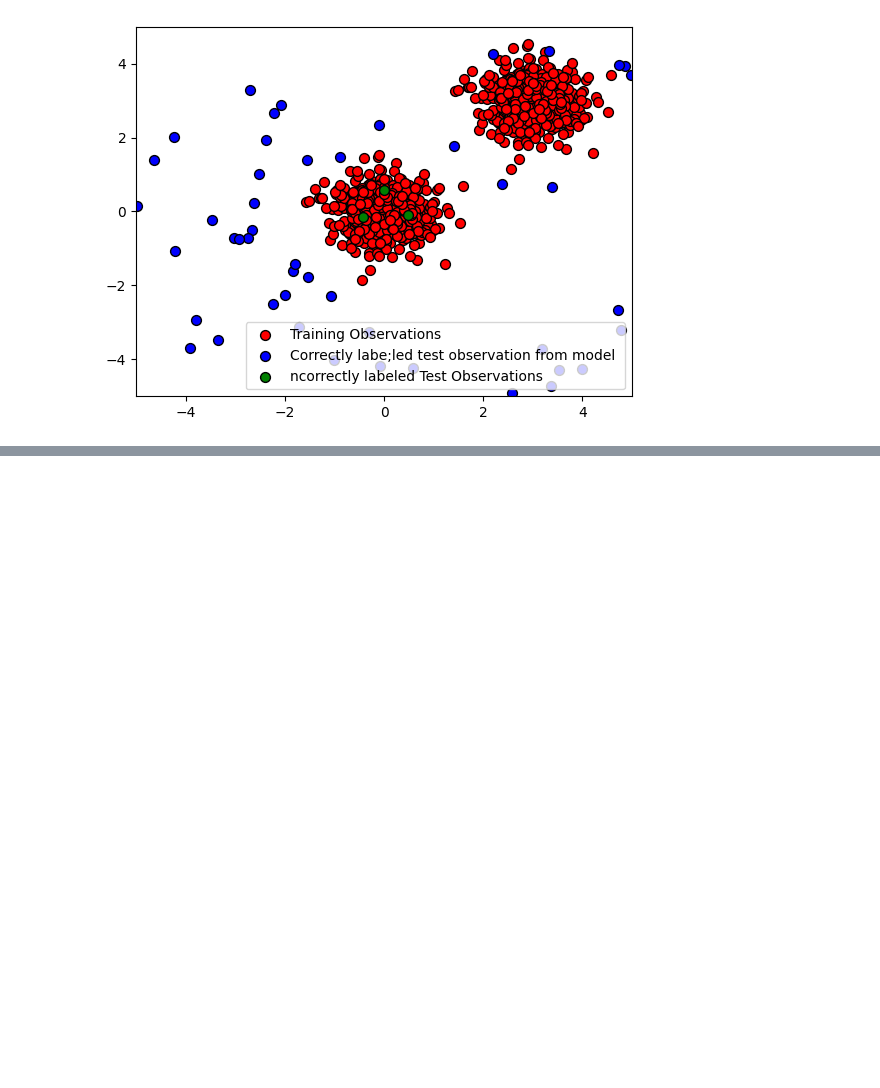
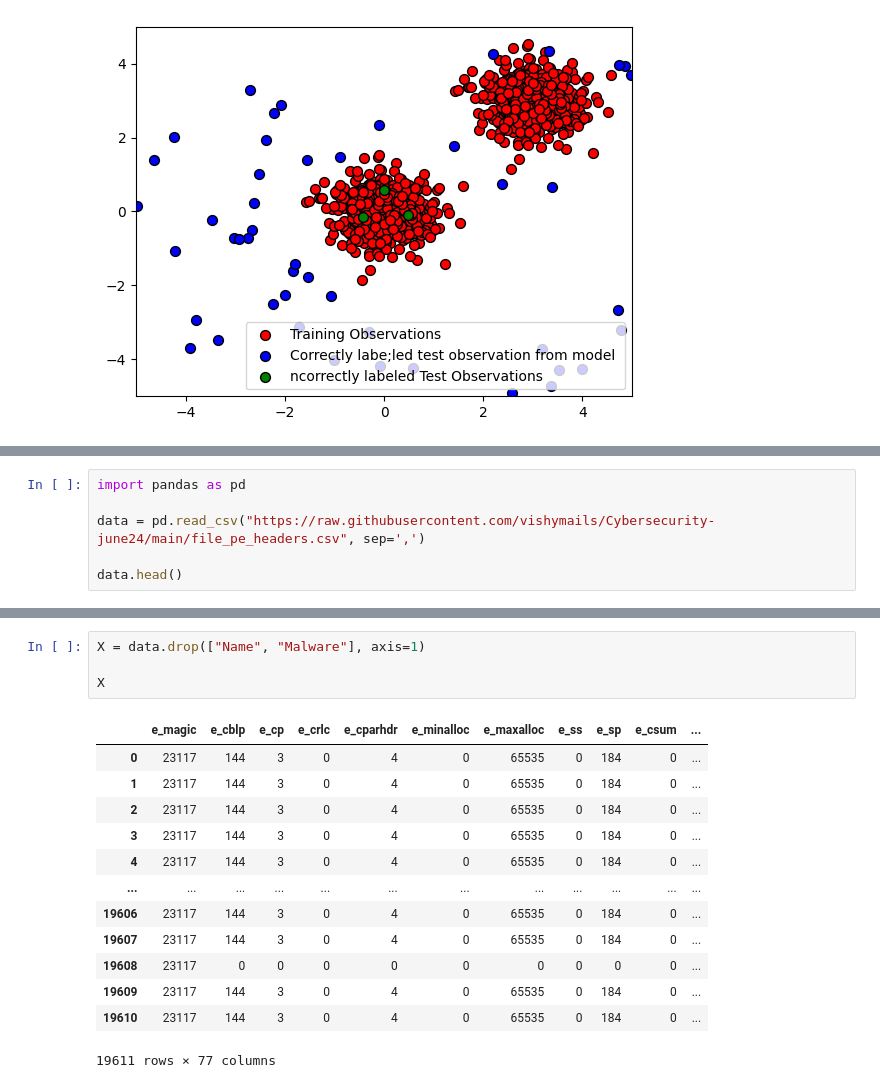
Before and after one commit to rpd3117/Cybersecurity-june24, a Jupyter notebook: Cybersecurity_june2024.ipynb, the cells around one changed output, grey strips where cells are left out. Drawn from its saved outputs; the diff is of its cells as text; blank space fills up the shorter version.

```diff
--- a/Cybersecurity_june2024.ipynb
+++ b/Cybersecurity_june2024.ipynb
@@ -159,0 +162,6 @@ plt.show()
+# %%
+import pandas as pd
+
+data = pd.read_csv("https://raw.githubusercontent.com/vishymails/Cybersecurity-june24/main/file_pe_headers.csv", sep=',')
+
+data.head()
@@ -159,0 +176,18 @@ plt.show()
+# %%
+X = data.drop(["Name", "Malware"], axis=1)
+
+X
+# %% [output]
+|  | e_magic | e_cblp | e_cp | e_crlc | e_cparhdr | e_minalloc | e_maxalloc | e_ss | e_sp | e_csum | ... |
+| 0 | 23117 | 144 | 3 | 0 | 4 | 0 | 65535 | 0 | 184 | 0 | ... |
+| 1 | 23117 | 144 | 3 | 0 | 4 | 0 | 65535 | 0 | 184 | 0 | ... |
+| 2 | 23117 | 144 | 3 | 0 | 4 | 0 | 65535 | 0 | 184 | 0 | ... |
+| 3 | 23117 | 144 | 3 | 0 | 4 | 0 | 65535 | 0 | 184 | 0 | ... |
+| 4 | 23117 | 144 | 3 | 0 | 4 | 0 | 65535 | 0 | 184 | 0 | ... |
+| ... | ... | ... | ... | ... | ... | ... | ... | ... | ... | ... | ... |
+| 19606 | 23117 | 144 | 3 | 0 | 4 | 0 | 65535 | 0 | 184 | 0 | ... |
+| 19607 | 23117 | 144 | 3 | 0 | 4 | 0 | 65535 | 0 | 184 | 0 | ... |
+| 19608 | 23117 | 0 | 0 | 0 | 0 | 0 | 0 | 0 | 0 | 0 | ... |
+| 19609 | 23117 | 144 | 3 | 0 | 4 | 0 | 65535 | 0 | 184 | 0 | ... |
+| 19610 | 23117 | 144 | 3 | 0 | 4 | 0 | 65535 | 0 | 184 | 0 | ... |
+19611 rows × 77 columns
```
Also changed, not shown: parts of 8 cells of this notebook.
